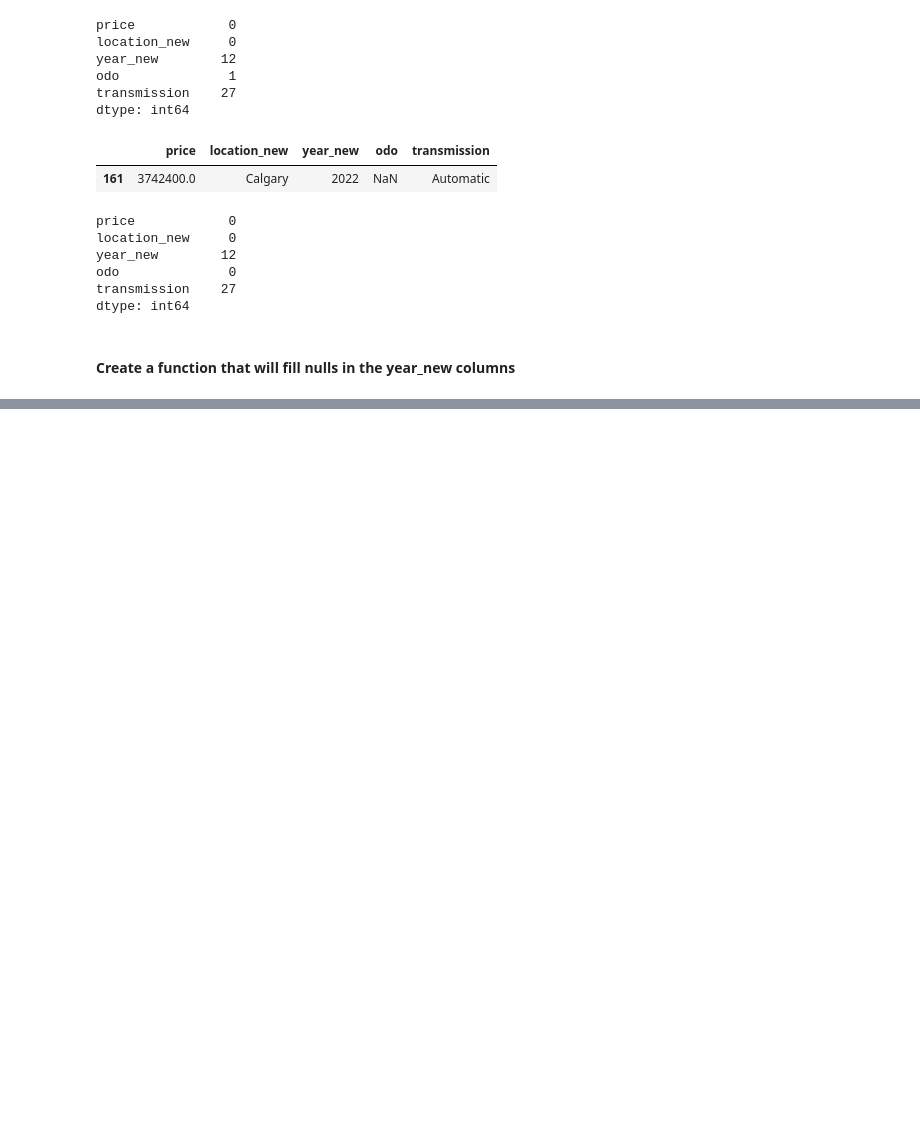
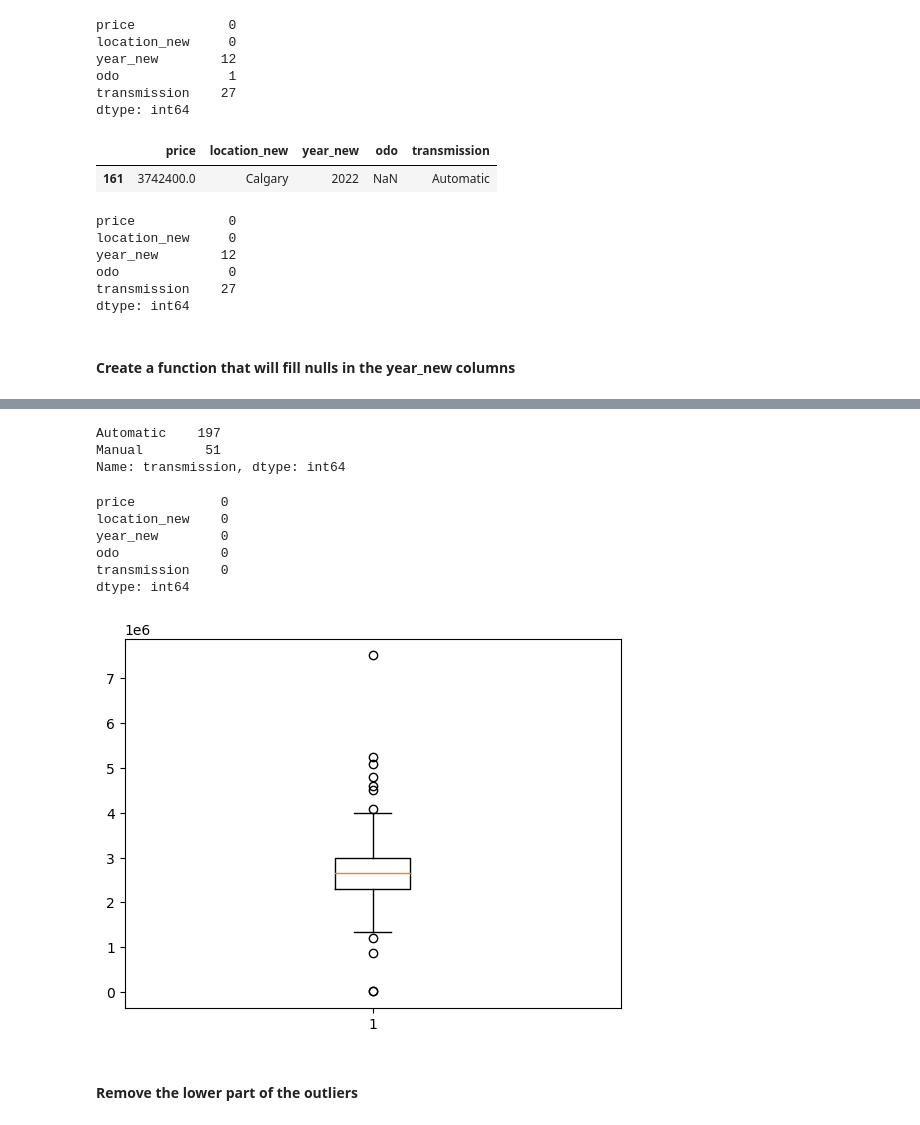
Before and after one commit to Ola-20/auto_model, a Jupyter notebook: cleaning_and_model_build.ipynb, the cells around one changed output, grey strips where cells are left out. Cells and saved outputs as stored; diff of their text form; code cells hidden in the pictures; blank space fills up the shorter version.

```diff
--- a/cleaning_and_model_build.ipynb
+++ b/cleaning_and_model_build.ipynb
@@ -506,0 +531,24 @@ df2=fill_column_by_condition(df1, 'year_new', 'odo', '2022', '2019')
+# %%
+df2.transmission.value_counts()
+# %% [output]
+Automatic    197
+Manual        51
+Name: transmission, dtype: int64
+# %%
+df2.transmission.fillna('Automatic', inplace=True) # fill NaN with Auto abitrarily bcos automatic is about 75% in our data
+# %%
+df2.isnull().sum()
+# %% [output]
+price           0
+location_new    0
+year_new        0
+odo             0
+transmission    0
+dtype: int64
+# %%
+plt.boxplot(df2.price) # check for outliers
+plt.show()
+# %% [output]
+[figure, added]
+# %% [markdown]
+#### Remove the lower part of the outliers
```
Also changed, not shown: parts of 32 cells of this notebook.
